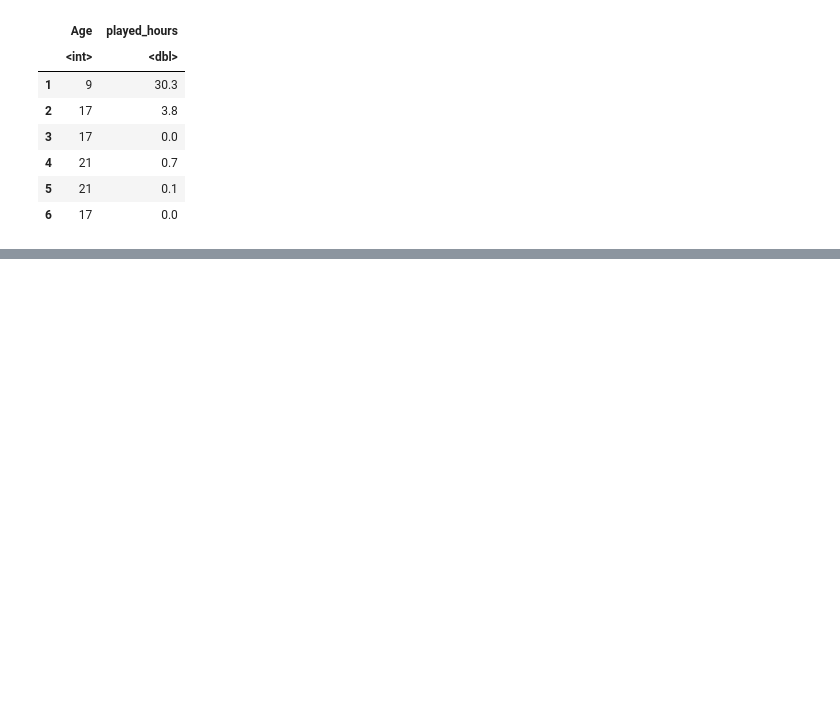
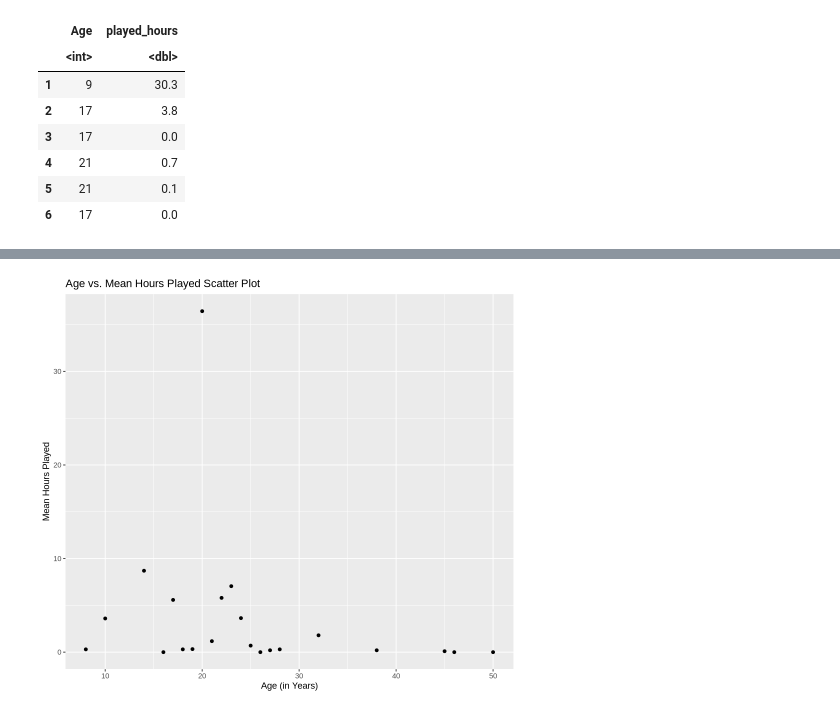
Before and after one commit to Alexis-Jang/Group7-DSCI100project, a Jupyter notebook: Actual Project.ipynb, the cells around one changed output, grey strips where cells are left out. Cells and saved outputs as stored; diff of their text form; code cells hidden in the pictures; blank space fills up the shorter version.

```diff
--- a/Actual Project.ipynb
+++ b/Actual Project.ipynb
@@ -141,0 +145,9 @@ Warning message:
+# %%
+set.seed(123)
+players_grouped_scatter <- players_grouped|>
+    ggplot(aes(x = Age, y = mean_played_time))+
+    geom_point()+
+    labs(x = "Age (in Years)", y = "Mean Hours Played", title = "Age vs. Mean Hours Played Scatter Plot")
+players_grouped_scatter
+# %% [output]
+[figure, added]
```
Also changed, not shown: parts of 10 cells of this notebook.
